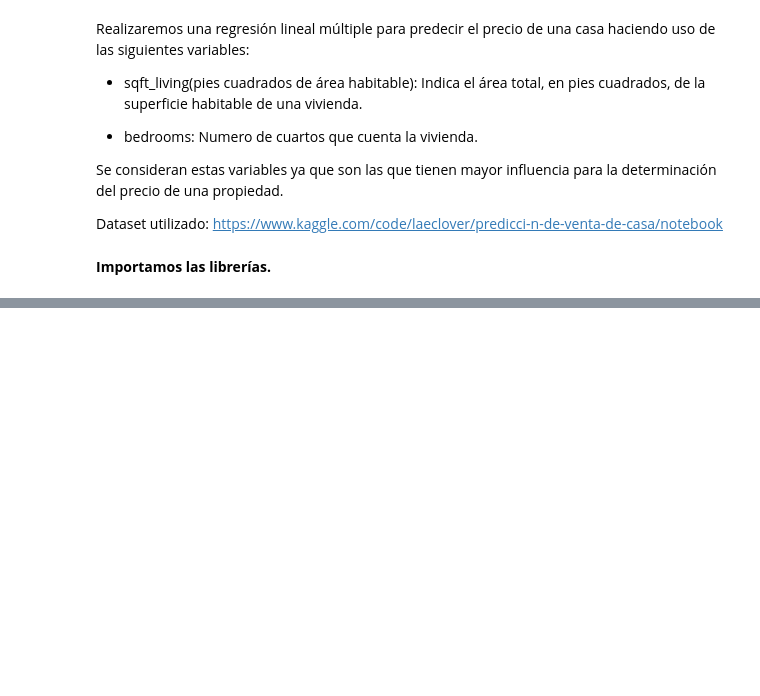
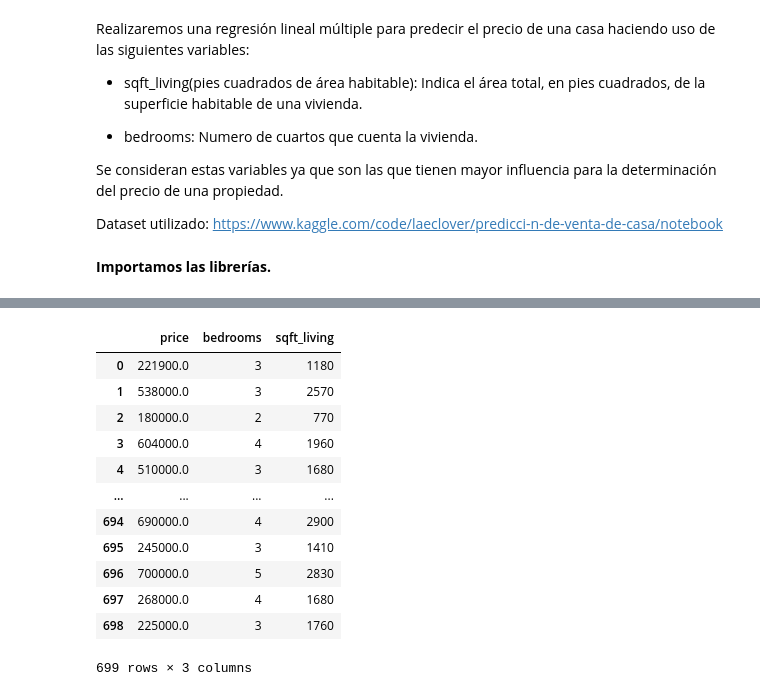
Before and after one commit to AlejandroVillasenor/MachineLearning, a Jupyter notebook: PolynomialRegression/PolRegressionCrossVal.ipynb, the cells around one changed output, grey strips where cells are left out. Saved outputs shown, nothing was run; the diff lists cells and outputs as text; code cells hidden in the pictures; blank space fills up the shorter version.

```diff
--- a/PolynomialRegression/PolRegressionCrossVal.ipynb
+++ b/PolynomialRegression/PolRegressionCrossVal.ipynb
@@ -60,18 +78,29 @@ class MultipleRegression:
 Extraemos los datos que utilizaremos, considerando un 60% para el conjunto de entrenamiento y 40% para el de pruebas.
 # %%
-# Use the CSV file to read the data
 #sqft_living = column 5
-x1 = pd.read_csv('kc_house_data.csv', usecols=[5])
+x1 = pd.read_csv('kc_house_data.csv', usecols=[5], encoding='latin-1').values
 #bedrooms = column 3
-x2 = pd.read_csv('kc_house_data.csv', usecols=[3])
+x2 = pd.read_csv('kc_house_data.csv', usecols=[3], encoding='latin-1').values
 #price = column 2
-y = pd.read_csv('kc_house_data.csv', usecols=[2])
-
-# Convert the data to numpy arrays
-x1 = x1.to_numpy()
-x2 = x2.to_numpy()
-y = y.to_numpy()
+y = pd.read_csv('kc_house_data.csv', usecols=[2], encoding='latin-1').values
 
 # Determinate the size of the training set(60%) and the test set(40%)
-training_set_size = int(0.6 * len(x1)) #x1 because it has the same length as x2 and y
-test_set_size = len(x1) - training_set_size
+train_size = int(0.6 * len(x1))
+
+#Show the data in table with the columns
+filtdata = pd.read_csv('kc_house_data.csv',  header=0, usecols=[2,3,5], encoding='latin-1')
+filtdata
+# %% [output]
+|  | price | bedrooms | sqft_living |
+| 0 | 221900.0 | 3 | 1180 |
+| 1 | 538000.0 | 3 | 2570 |
+| 2 | 180000.0 | 2 | 770 |
+| 3 | 604000.0 | 4 | 1960 |
+| 4 | 510000.0 | 3 | 1680 |
+| ... | ... | ... | ... |
+| 694 | 690000.0 | 4 | 2900 |
+| 695 | 245000.0 | 3 | 1410 |
+| 696 | 700000.0 | 5 | 2830 |
+| 697 | 268000.0 | 4 | 1680 |
+| 698 | 225000.0 | 3 | 1760 |
+699 rows × 3 columns
```
Also changed, not shown: parts of 19 cells of this notebook, 2 other files.
